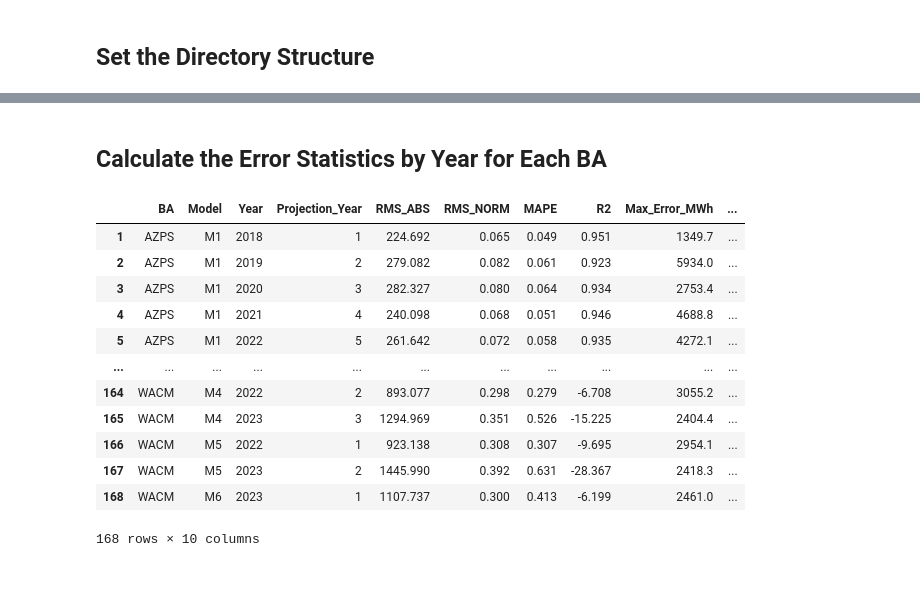
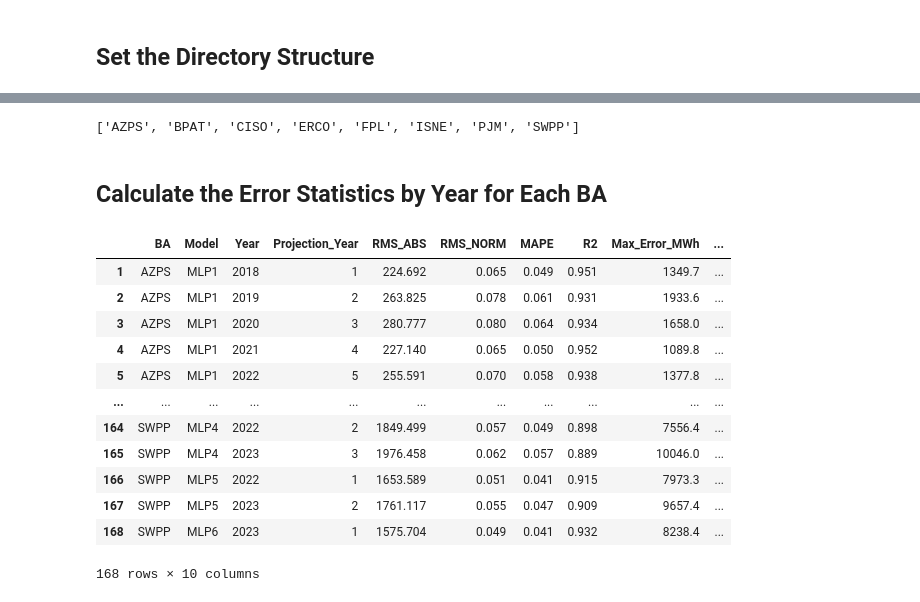
Before and after one commit to cdburley/burleyson-etal_2025_ldrd, a Jupyter notebook: notebooks/calculate_error_statistics.ipynb, the cells around one changed output, grey strips where cells are left out. Cells and saved outputs as stored; diff of their text form; code cells hidden in the pictures.

Commit message:
Propagated dynamic BA list

```diff
--- a/notebooks/calculate_error_statistics.ipynb
+++ b/notebooks/calculate_error_statistics.ipynb
@@ -24,4 +24,5 @@ from sklearn.metrics import r2_score, mean_squared_error, mean_absolute_percenta
 # %%
 # Identify the data input and output directories:
 composite_input_directory = '/Users/burl878/Documents/Code/code_repos/burleyson-etal_2025_ldrd/data/composite_projections/'
+ba_to_process_input_dir =  '/Users/burl878/Documents/Code/code_repos/burleyson-etal_2025_ldrd/data/'
 statistics_output_directory = '/Users/burl878/Documents/Code/code_repos/burleyson-etal_2025_ldrd/data/'
@@ -28,3 +33,13 @@ statistics_output_directory = '/Users/burl878/Documents/Code/code_repos/burleyso
+# %%
+# Read the yml file into a dictionary:
+with open((ba_to_process_input_dir + 'balancing_authority_modeled.yml'), 'r') as yml:
+     ba_list = yaml.load(yml, Loader=yaml.FullLoader)
+     bas = [i for i in ba_list.keys()]
+
+# Return the list of BAs to process/plot:
+bas
+# %% [output]
+['AZPS', 'BPAT', 'CISO', 'ERCO', 'FPL', 'ISNE', 'PJM', 'SWPP']
 # %% [markdown]
 ## Calculate the Error Statistics by Year for Each BA
 # %%
@@ -33,7 +48,7 @@ counter = 0;
 output_df = pd.DataFrame()
 
 # Loop over the eight BAs used in this LDRD analysis:
-for ba in ['AZPS', 'BPAT', 'CISO', 'ERCO', 'FPL', 'ISNE', 'PJM', 'WACM']:
+for ba in bas:
 
     # Load in the compiled projection file:
     ba_df = pd.read_csv((composite_input_directory + ba + '_Composite_Data.csv'), index_col=None, header=0)
@@ -48,20 +63,20 @@ for ba in ['AZPS', 'BPAT', 'CISO', 'ERCO', 'FPL', 'ISNE', 'PJM', 'WACM']:
     ba_df['Year'] = ba_df['Time_UTC'].dt.year
 
     # Loop over all the model training windows:
-    for model in ['M1', 'M2', 'M3', 'M4', 'M5', 'M6']:
+    for model in ['MLP1', 'MLP2', 'MLP3', 'MLP4', 'MLP5', 'MLP6']:
 
         # Set the first forward year for each model:
-        if model == 'M1':
+        if model == 'MLP1':
            first_forward_year = 2018
-        if model == 'M2':
+        if model == 'MLP2':
            first_forward_year = 2019
-        if model == 'M3':
+        if model == 'MLP3':
            first_forward_year = 2020
-        if model == 'M4':
+        if model == 'MLP4':
            first_forward_year = 2021
-        if model == 'M5':
+        if model == 'MLP5':
            first_forward_year = 2022
-        if model == 'M6':
+        if model == 'MLP6':
            first_forward_year = 2023
 
         # Subset the data to just the variables needed for that model:
@@ -91,42 +106,42 @@ for ba in ['AZPS', 'BPAT', 'CISO', 'ERCO', 'FPL', 'ISNE', 'PJM', 'WACM']:
             output_df.loc[counter, 'RMS_ABS'] = np.sqrt(mean_squared_error(year_subset_df[(model + '_MWh')], year_subset_df['Demand_MWh'])).round(3)
             output_df.loc[counter, 'RMS_NORM'] = ((np.sqrt(mean_squared_error(year_subset_df[(model + '_MWh')], year_subset_df['Demand_MWh'])).round(3)) / np.mean(year_subset_df['Demand_MWh'])).round(3)
             output_df.loc[counter, 'MAPE'] = mean_absolute_percentage_error(year_subset_df[(model + '_MWh')], year_subset_df['Demand_MWh']).round(3)
             output_df.loc[counter, 'R2'] = r2_score(year_subset_df[(model + '_MWh')], year_subset_df['Demand_MWh']).round(3)
             output_df.loc[counter, 'Max_Error_MWh'] = abs(year_subset_df['Bias_MWh']).max().round(1)
             output_df.loc[counter, 'Max_Error_%'] = abs(year_subset_df['Bias_%']).max().round(1)
 
             # Clean up and move to the next step in the loop:
             del year_subset_df
 
         # Clean up and move to the next step in the loop:
         del subset_df, first_forward_year
 
     # Clean up and move to the next step in the loop:
     del ba_df
 
 # Convert the year variables to integers:
 output_df['Year'] = output_df['Year'].round(0).astype(int)
 output_df['Projection_Year'] = output_df['Projection_Year'].round(0).astype(int)
 
 # Generate the .csv output file name:
 csv_output_filename = (statistics_output_directory + 'Error_Statistics_Data.csv')
 
 # Write out the dataframe to a .csv file:
 output_df.to_csv(csv_output_filename, sep=',', index=False)
 
 # Return the output_df:
 output_df
 # %% [output]
 |  | BA | Model | Year | Projection_Year | RMS_ABS | RMS_NORM | MAPE | R2 | Max_Error_MWh | ... |
-| 1 | AZPS | M1 | 2018 | 1 | 224.692 | 0.065 | 0.049 | 0.951 | 1349.7 | ... |
-| 2 | AZPS | M1 | 2019 | 2 | 279.082 | 0.082 | 0.061 | 0.923 | 5934.0 | ... |
-| 3 | AZPS | M1 | 2020 | 3 | 282.327 | 0.080 | 0.064 | 0.934 | 2753.4 | ... |
-| 4 | AZPS | M1 | 2021 | 4 | 240.098 | 0.068 | 0.051 | 0.946 | 4688.8 | ... |
-| 5 | AZPS | M1 | 2022 | 5 | 261.642 | 0.072 | 0.058 | 0.935 | 4272.1 | ... |
+| 1 | AZPS | MLP1 | 2018 | 1 | 224.692 | 0.065 | 0.049 | 0.951 | 1349.7 | ... |
+| 2 | AZPS | MLP1 | 2019 | 2 | 263.825 | 0.078 | 0.061 | 0.931 | 1933.6 | ... |
+| 3 | AZPS | MLP1 | 2020 | 3 | 280.777 | 0.080 | 0.064 | 0.934 | 1658.0 | ... |
+| 4 | AZPS | MLP1 | 2021 | 4 | 227.140 | 0.065 | 0.050 | 0.952 | 1089.8 | ... |
+| 5 | AZPS | MLP1 | 2022 | 5 | 255.591 | 0.070 | 0.058 | 0.938 | 1377.8 | ... |
 | ... | ... | ... | ... | ... | ... | ... | ... | ... | ... | ... |
-| 164 | WACM | M4 | 2022 | 2 | 893.077 | 0.298 | 0.279 | -6.708 | 3055.2 | ... |
-| 165 | WACM | M4 | 2023 | 3 | 1294.969 | 0.351 | 0.526 | -15.225 | 2404.4 | ... |
-| 166 | WACM | M5 | 2022 | 1 | 923.138 | 0.308 | 0.307 | -9.695 | 2954.1 | ... |
-| 167 | WACM | M5 | 2023 | 2 | 1445.990 | 0.392 | 0.631 | -28.367 | 2418.3 | ... |
-| 168 | WACM | M6 | 2023 | 1 | 1107.737 | 0.300 | 0.413 | -6.199 | 2461.0 | ... |
+| 164 | SWPP | MLP4 | 2022 | 2 | 1849.499 | 0.057 | 0.049 | 0.898 | 7556.4 | ... |
+| 165 | SWPP | MLP4 | 2023 | 3 | 1976.458 | 0.062 | 0.057 | 0.889 | 10046.0 | ... |
+| 166 | SWPP | MLP5 | 2022 | 1 | 1653.589 | 0.051 | 0.041 | 0.915 | 7973.3 | ... |
+| 167 | SWPP | MLP5 | 2023 | 2 | 1761.117 | 0.055 | 0.047 | 0.909 | 9657.4 | ... |
+| 168 | SWPP | MLP6 | 2023 | 1 | 1575.704 | 0.049 | 0.041 | 0.932 | 8238.4 | ... |
 168 rows × 10 columns
```
Also changed, not shown: parts of 2 cells of this notebook, 12 other files.
